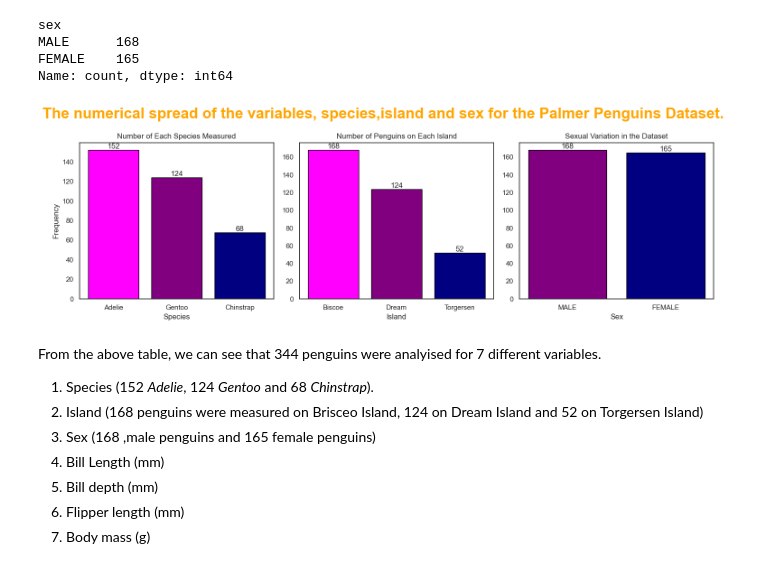
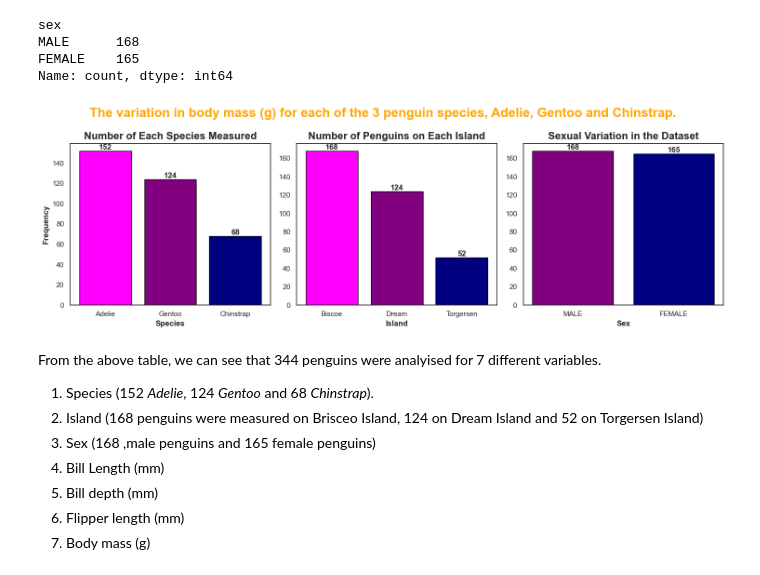
Before and after one commit to Laura6826/PofDA-mywork, a Jupyter notebook: penguins.ipynb, the cells around one changed output. Cells and saved outputs as stored; diff of their text form; code cells hidden in the pictures.

Commit message:
Formatting the bar charts

```diff
--- a/penguins.ipynb
+++ b/penguins.ipynb
@@ -133,45 +133,45 @@ Name: count, dtype: int64
 # %%
 # Lets visualise the above data.
 species_counts= df ['species'].value_counts()
 island_counts= df ['island'].value_counts()
 sex_counts= df ['sex'].value_counts()
 
 # lets add some colour to the graphs ['magenta','purple','navy']
 species_colors = ['magenta','purple','navy']
 island_colors = ['magenta','purple','navy']
 sex_colors = ['purple','navy']
 
 fig, axs = plt.subplots(1, 3, figsize=(15, 5))
 
 # Species
 axs[0].bar(species_counts.index, species_counts.values, edgecolor='black', color=species_colors)
-axs[0].set_xlabel('Species')
-axs[0].set_ylabel('Frequency')
-axs[0].set_title('Number of Each Species Measured')
+axs[0].set_xlabel('Species',fontweight='bold')
+axs[0].set_ylabel('Frequency',fontweight='bold')
+axs[0].set_title('Number of Each Species Measured',fontsize=16,fontweight='bold')
 # AI was used to help generate this text
 for i, v in enumerate(species_counts.values):
-    axs[0].text(i, v, str(v), ha='center', va='bottom')
+    axs[0].text(i, v, str(v), ha='center', va='bottom',fontweight='bold')
 
 # Island
 axs[1].bar(island_counts.index, island_counts.values, edgecolor='black', color=island_colors)
-axs[1].set_xlabel('Island')
-axs[1].set_title('Number of Penguins on Each Island')
+axs[1].set_xlabel('Island',fontweight='bold')
+axs[1].set_title('Number of Penguins on Each Island',fontsize=16, fontweight='bold')
 for i, v in enumerate(island_counts.values):
-    axs[1].text(i, v, str(v), ha='center', va='bottom')
+    axs[1].text(i, v, str(v), ha='center', va='bottom',fontweight='bold')
 
 # Sex
 axs[2].bar(sex_counts.index, sex_counts.values, edgecolor='black', color=sex_colors)
-axs[2].set_xlabel('Sex')
-axs[2].set_title('Sexual Variation in the Dataset')
+axs[2].set_xlabel('Sex',fontweight='bold')
+axs[2].set_title('Sexual Variation in the Dataset',fontsize=16,fontweight='bold')
 for i, v in enumerate(sex_counts.values):
-    axs[2].text(i, v, str(v), ha='center', va='bottom')
+    axs[2].text(i, v, str(v), ha='center', va='bottom',fontweight='bold')
 
-fig.suptitle ('The numerical spread of the variables, species,island and sex for the Palmer Penguins Dataset.',
-             fontsize=24,fontweight='bold', color='orange')
+fig.suptitle ('The variation in body mass (g) for each of the 3 penguin species, Adelie, Gentoo and Chinstrap.',
+             fontsize=20,fontweight='bold', color='orange')
 plt.tight_layout()
 plt.show()
 # %% [output]
-[figure, old version]
+[figure, new version]
 # %% [markdown]
 From the above table, we can see that 344 penguins were analyised for 7 different variables.
 1. Species (152 *Adelie*, 124 *Gentoo* and 68 *Chinstrap*).
```
Also changed, not shown: parts of 4 cells of this notebook.
